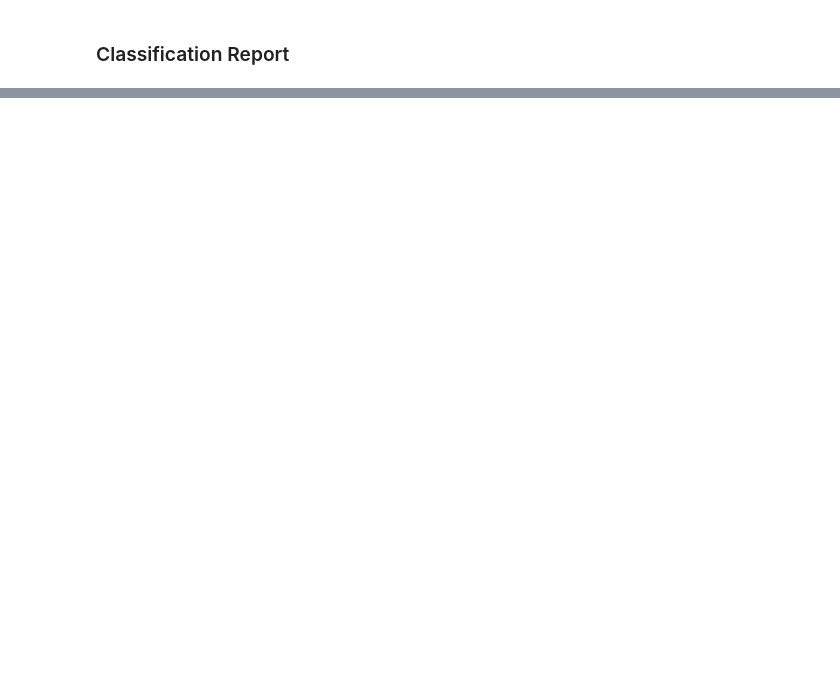
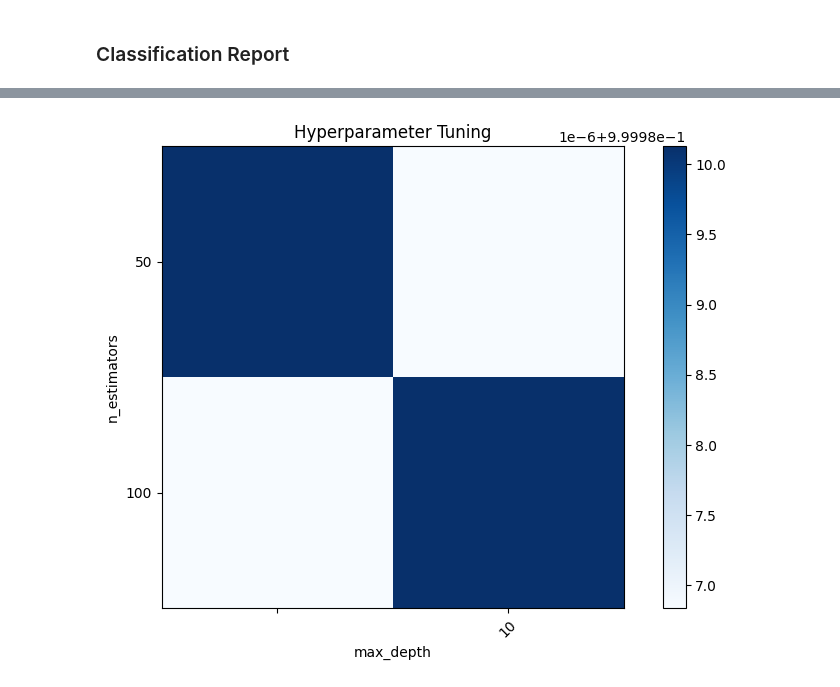
Before and after one commit to sulaimangm/SEP769_CPS_DeepLearning, a Jupyter notebook: SEP769_Classification.ipynb, the cells around one changed output, grey strips where cells are left out. Cells and saved outputs as stored; diff of their text form; code cells hidden in the pictures; blank space fills up the shorter version.

```diff
--- a/SEP769_Classification.ipynb
+++ b/SEP769_Classification.ipynb
@@ -306,0 +339,19 @@ print(report)
+# %%
+# Extract results from the GridSearchCV object
+results = grid_rf.cv_results_
+param_names = list(rf_params.keys())
+param_values = [rf_params[name] for name in param_names]
+
+# Create a heatmap to visualize the grid search results
+scores = np.array(results['mean_test_score']).reshape(len(param_values[0]), len(param_values[1]))
+plt.figure(figsize=(10, 6))
+plt.imshow(scores, interpolation='nearest', cmap=plt.cm.Blues)
+plt.title('Hyperparameter Tuning')
+plt.xlabel(param_names[1])
+plt.ylabel(param_names[0])
+plt.colorbar()
+plt.xticks(np.arange(len(param_values[1])), param_values[1], rotation=45)
+plt.yticks(np.arange(len(param_values[0])), param_values[0])
+plt.show()
+# %% [output]
+[figure, added]
```
Also changed, not shown: parts of 12 cells of this notebook.
